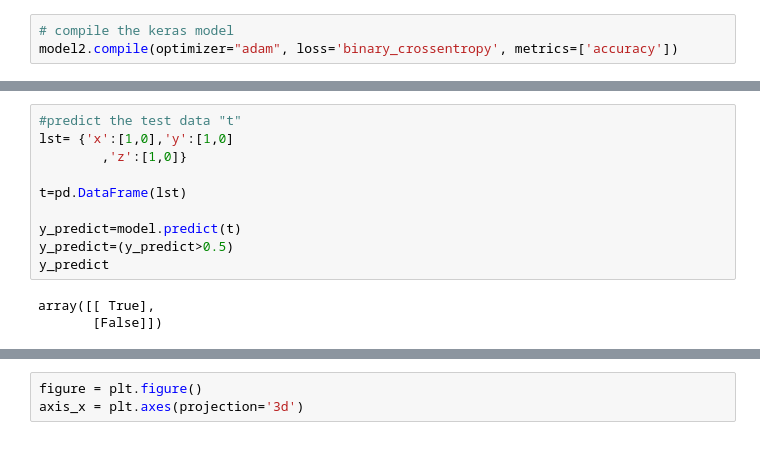
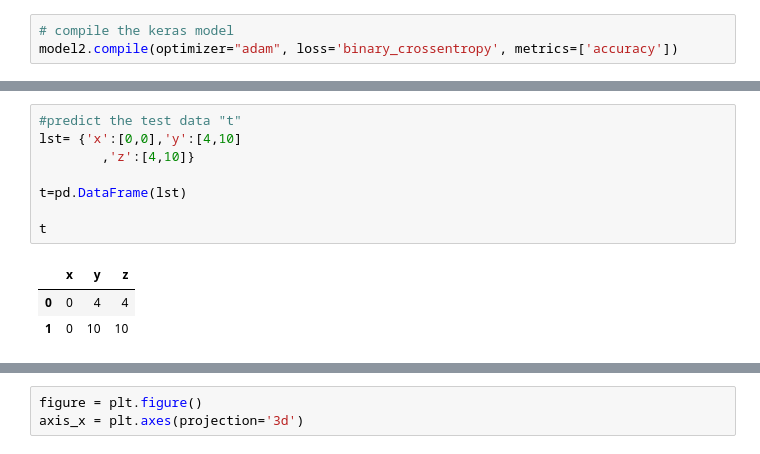
Before and after one commit to umairashrafyo/umairproject, a Jupyter notebook: 202115110_lab_test.ipynb, the cells around one changed output, grey strips where cells are left out. Cells and saved outputs as stored; diff of their text form.

```diff
--- a/202115110_lab_test.ipynb
+++ b/202115110_lab_test.ipynb
@@ -204,14 +206,13 @@ Epoch 50/50
 <tensorflow.python.keras.callbacks.History at 0x...>
 # %%
 #predict the test data "t"
-lst= {'x':[1,0],'y':[1,0]
-        ,'z':[1,0]}
+lst= {'x':[0,0],'y':[4,10]
+        ,'z':[4,10]}
 
 t=pd.DataFrame(lst)
 
-y_predict=model.predict(t)
-y_predict=(y_predict>0.5)
-y_predict
+t
 # %% [output]
-array([[ True],
-       [False]])
+|  | x | y | z |
+| 0 | 0 | 4 | 4 |
+| 1 | 0 | 10 | 10 |
```
Also changed, not shown: parts of 11 cells of this notebook.
